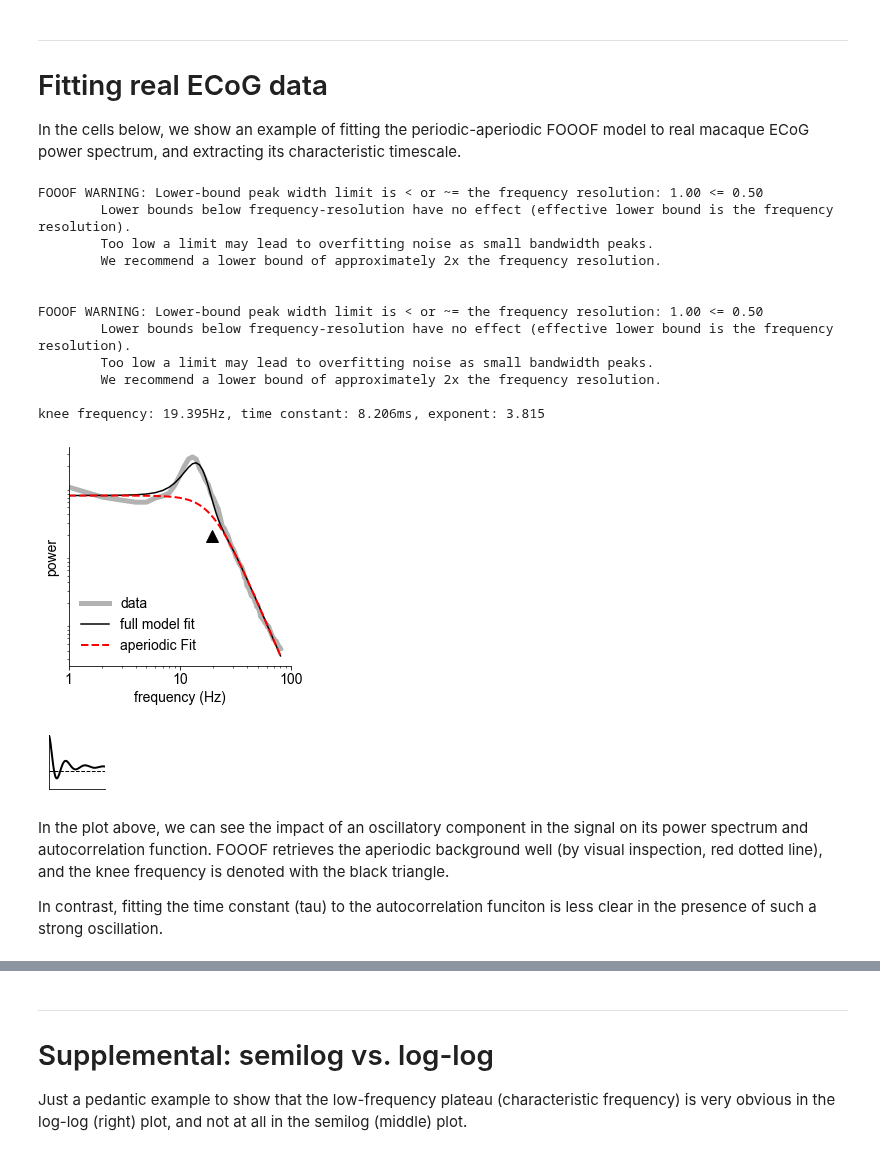
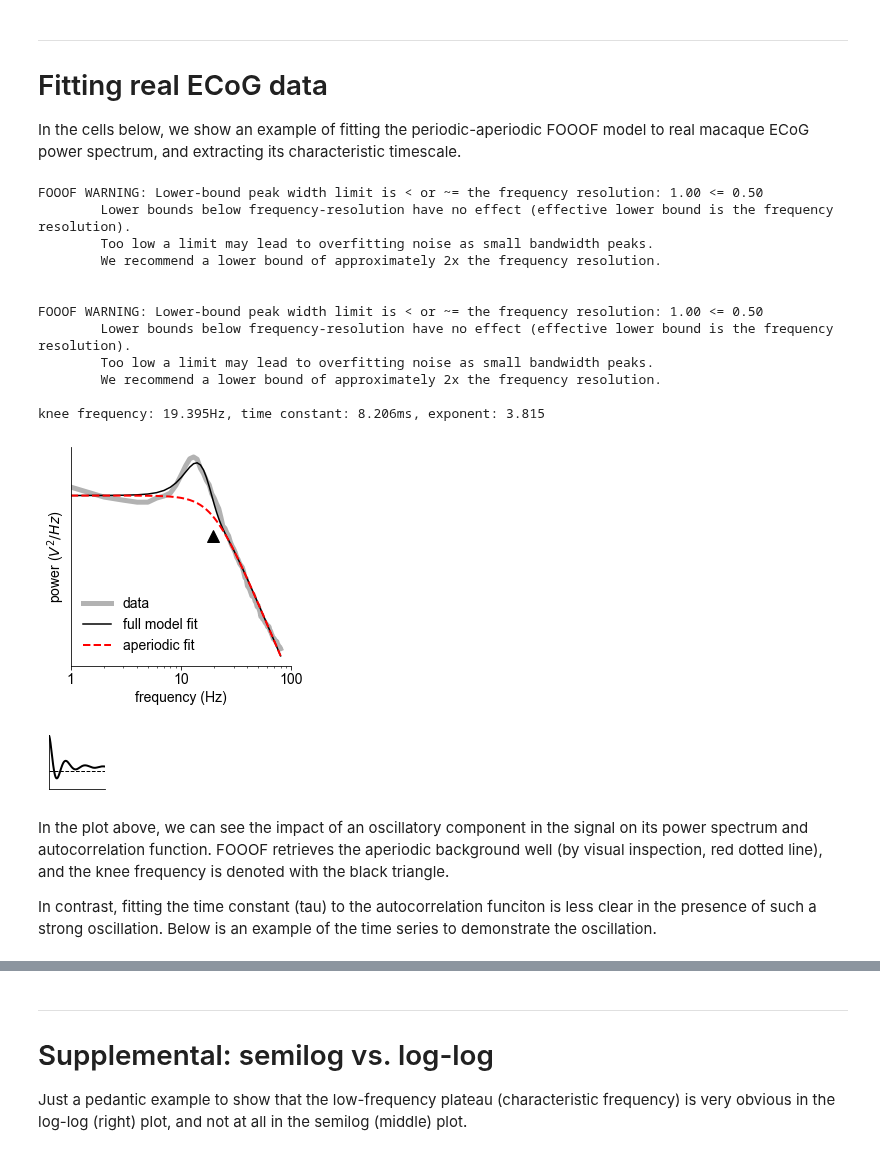
Before and after one commit to rdgao/field-echos, a Jupyter notebook: notebooks/2a_sim_method_schematic.ipynb, the cells around one changed output, grey strips where cells are left out. Cells and saved outputs as stored; diff of their text form; code cells hidden in the pictures.

```diff
--- a/notebooks/2a_sim_method_schematic.ipynb
+++ b/notebooks/2a_sim_method_schematic.ipynb
@@ -244,40 +245,38 @@ fok = FOOOF(max_n_peaks=2, aperiodic_mode='knee')
 fok.fit(faxis, psd, fit_range)
 offset, knee, exp = fok.get_params('aperiodic_params')
 kfreq, tau = echo_utils.convert_knee_val(knee,exp)
 
 plt.figure(figsize=(4,4))
 plt.loglog(faxis[plt_inds], psd[plt_inds], 'k', lw=5, alpha=0.3)
-#plt.loglog(faxis[plt_inds], 10**fo0.fooofed_spectrum_)
 plt.loglog(faxis[plt_inds], 10**fok.fooofed_spectrum_, 'k-')
+plt.loglog(faxis[plt_inds], 10**offset/(knee+faxis**exp)[plt_inds], '--r', lw=2)
 
-
-
-plt.loglog(faxis[plt_inds], 10**offset/(knee+faxis**exp)[plt_inds], '--r', lw=2)
 plt.xlim([1,100])
 plt.xlabel('frequency (Hz)');plt.ylabel('power');
 plt.xticks([1, 10, 100], ['1','10', '100']);plt.yticks([]);
-plt.legend(['data', 'full model fit', 'aperiodic Fit'], frameon=False)
-#plt.plot(kfreq, plt.ylim()[1]*0.9, '^k', ms=12)
+plt.legend(['data', 'full model fit', 'aperiodic fit'], frameon=False)
+plt.yticks([]); plt.tick_params('y', which='minor', left=False, labelleft=False)
+plt.xlabel('frequency (Hz)'); plt.ylabel(r'power ($V^2/Hz$)')
 
 plt.plot(kfreq, 10**offset/(knee+faxis**exp)[np.where(faxis==np.round(kfreq))[0]]*0.5, '^k', ms=12)
 
 despine(); plt.tight_layout()
 plt.savefig(fig_path%'fooof_schematic')
 print('knee frequency: %.3fHz, time constant: %.3fms, exponent: %.3f'%(kfreq, 1000*tau, exp))
 # %% [output]
 FOOOF WARNING: Lower-bound peak width limit is < or ~= the frequency resolution: 1.00 <= 0.50
         Lower bounds below frequency-resolution have no effect (effective lower bound is the frequency resolution).
         Too low a limit may lead to overfitting noise as small bandwidth peaks.
         We recommend a lower bound of approximately 2x the frequency resolution.
 
 
 FOOOF WARNING: Lower-bound peak width limit is < or ~= the frequency resolution: 1.00 <= 0.50
         Lower bounds below frequency-resolution have no effect (effective lower bound is the frequency resolution).
         Too low a limit may lead to overfitting noise as small bandwidth peaks.
         We recommend a lower bound of approximately 2x the frequency resolution.
 
 knee frequency: 19.395Hz, time constant: 8.206ms, exponent: 3.815
-[figure, old version]
+[figure, new version]
 # %%
 # compute autocorrelation function
 max_lag=250
@@ -297,4 +296,4 @@ plt.savefig(fig_path%'acf_schematic')
 # %% [markdown]
 In the plot above, we can see the impact of an oscillatory component in the signal on its power spectrum and autocorrelation function. FOOOF retrieves the aperiodic background well (by visual inspection, red dotted line), and the knee frequency is denoted with the black triangle.
 
-In contrast, fitting the time constant (tau) to the autocorrelation funciton is less clear in the presence of such a strong oscillation.
+In contrast, fitting the time constant (tau) to the autocorrelation funciton is less clear in the presence of such a strong oscillation. Below is an example of the time series to demonstrate the oscillation.
```
Also changed, not shown: parts of 5 cells of this notebook, 55 other files.
